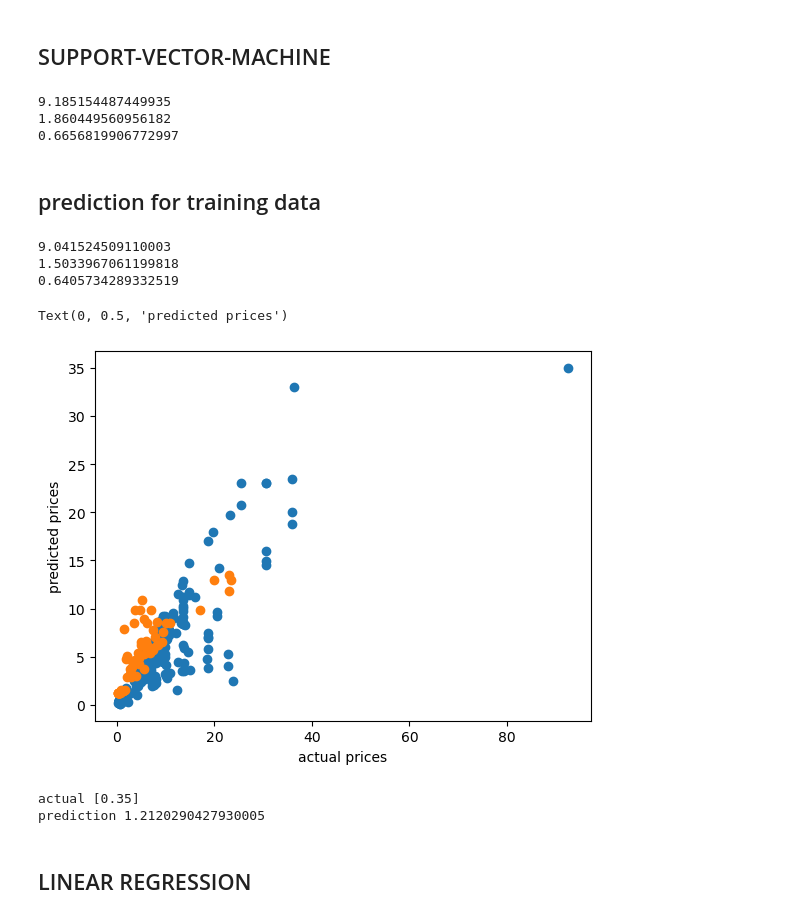
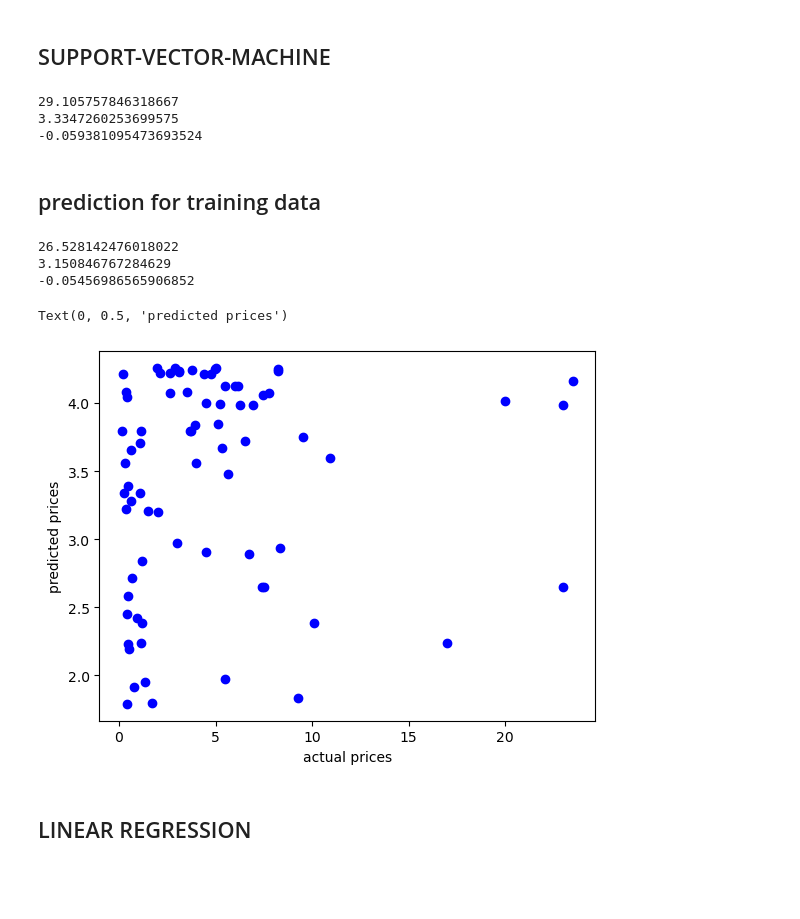
Before and after one commit to MS-1019/SVM, a Jupyter notebook: SVM.ipynb, the cells around one changed output. Drawn from its saved outputs; the diff is of its cells as text; code cells hidden in the pictures; blank space fills up the shorter version.

```diff
--- a/SVM.ipynb
+++ b/SVM.ipynb
@@ -80,11 +80,5 @@ plt.show()
 # %% [output]
 [figure]
 # %%
-X=df['Present_Price'].values
-#print(X)
-X=X[:,np.newaxis]
-#print(X)
-Y=df['Selling_Price'].values
-#print(Y)
-Y=Y[:,np.newaxis]
-#print(Y)
+X = df.drop('Selling_Price', axis=1)
+y = df['Selling_Price']
@@ -106,6 +85,6 @@ Name: count, Length: 156, dtype: int64
 # %%
 from sklearn.model_selection import train_test_split
-X_train,X_test,y_train,y_test=train_test_split(X,Y,test_size=0.25,random_state=42)
+X_train,X_test,y_train,y_test=train_test_split(X,y,test_size=0.25,random_state=42)
 # %% [markdown]
 ## SUPPORT-VECTOR-MACHINE
 # %%
@@ -124,9 +103,9 @@ print(mean_squared_error(y_test,pred1))
 print(mean_absolute_error(y_test,pred1))
 print(r2_score(y_test,pred1))
 # %% [output]
-9.185154487449935
-1.860449560956182
-0.6656819906772997
+29.105757846318667
+3.3347260253699575
+-0.059381095473693524
 # %% [markdown]
 ## prediction for training data
 # %%
@@ -134,22 +113,17 @@ print(mean_squared_error(y_train,pred12))
 print(mean_absolute_error(y_train,pred12))
 print(r2_score(y_train,pred12))
 # %% [output]
-9.041524509110003
-1.5033967061199818
-0.6405734289332519
+26.528142476018022
+3.150846767284629
+-0.05456986565906852
 # %%
-plt.scatter(X,Y)
-plt.scatter(y_test,pred1)
+
+plt.scatter(y_test,pred1,color='blue')
+
 plt.xlabel("actual prices")
 plt.ylabel("predicted prices")
 # %% [output]
 Text(0, 0.5, 'predicted prices')
-[figure, old version]
+[figure, new version]
-# %%
-print("actual",y_test[0])
-print("prediction",pred1[0])
-# %% [output]
-actual [0.35]
-prediction 1.2120290427930005
 # %% [markdown]
 ## LINEAR REGRESSION
```
Also changed, not shown: parts of 5 cells of this notebook.
